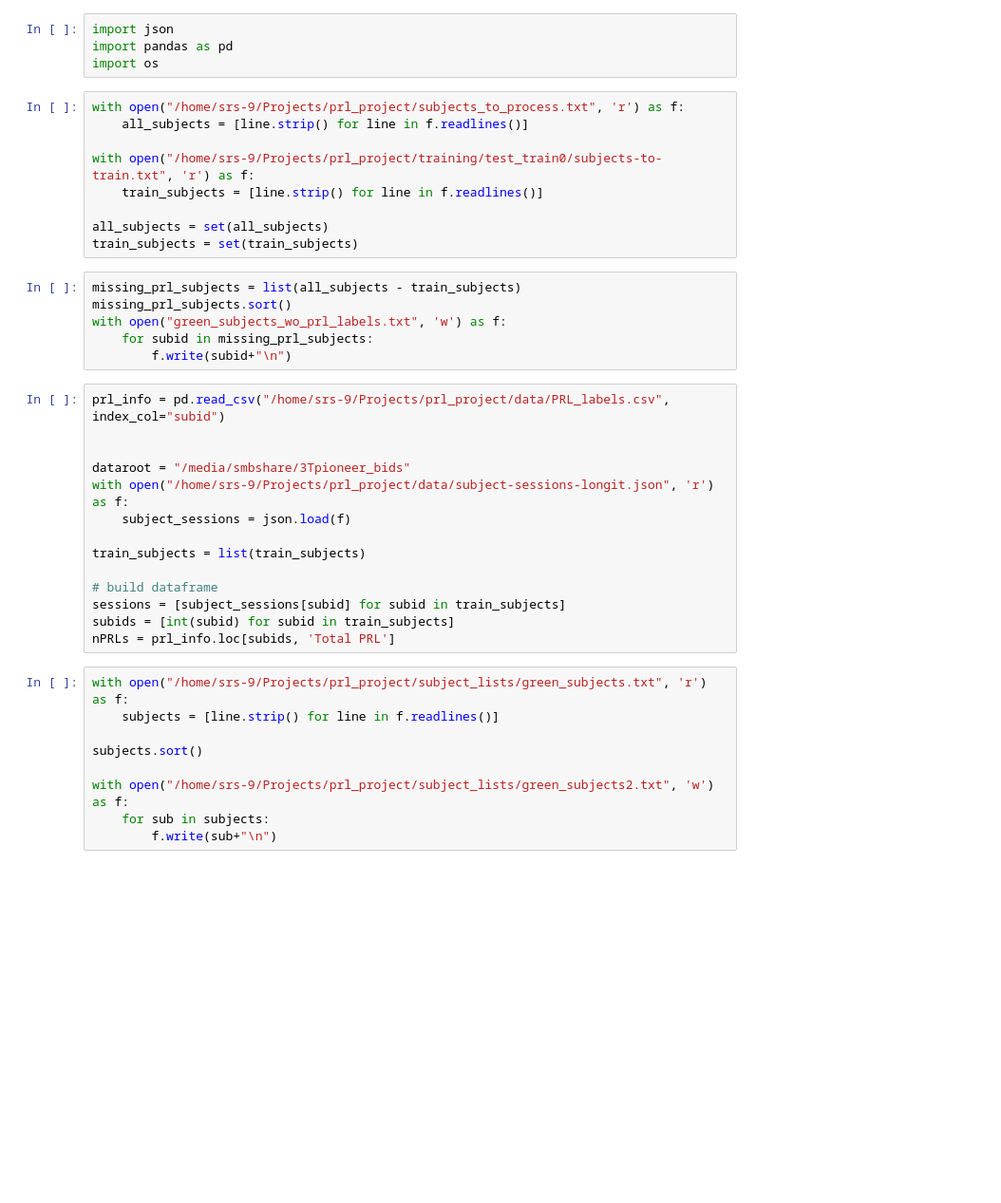
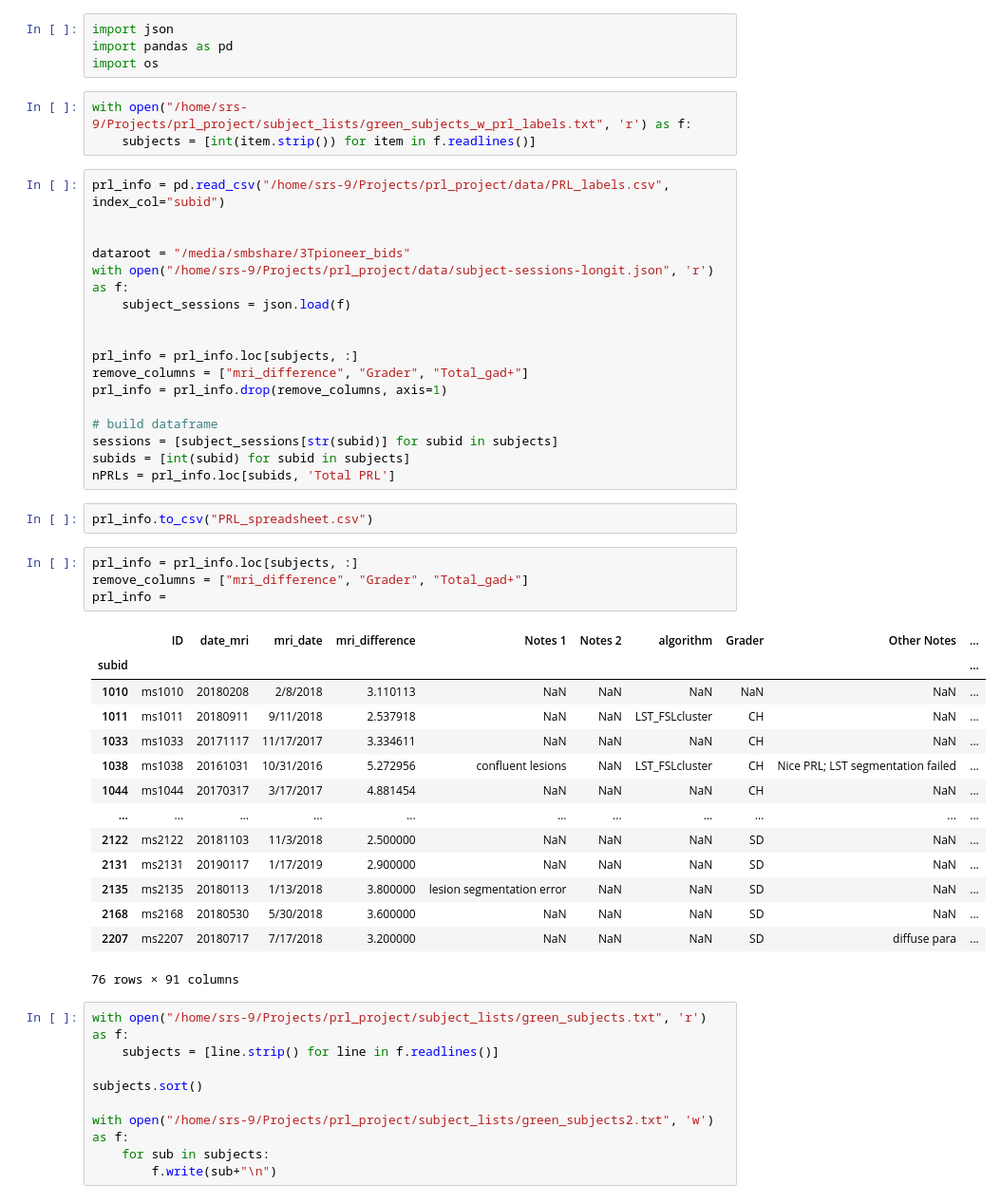
Before and after one commit to srs328/prl_project, a Jupyter notebook: scratch.ipynb, the cells around one changed output. Shown at 95% size. Drawn from its saved outputs; the diff is of its cells as text; blank space fills up the shorter version.

```diff
--- a/scratch.ipynb
+++ b/scratch.ipynb
@@ -2,21 +2,9 @@
 import json
 import pandas as pd
 import os
-# %%
-with open("/home/srs-9/Projects/prl_project/subjects_to_process.txt", 'r') as f:
-    all_subjects = [line.strip() for line in f.readlines()]
-
-with open("/home/srs-9/Projects/prl_project/training/test_train0/subjects-to-train.txt", 'r') as f:
-    train_subjects = [line.strip() for line in f.readlines()]
-
-all_subjects = set(all_subjects)
-train_subjects = set(train_subjects)
-# %%
-missing_prl_subjects = list(all_subjects - train_subjects)
-missing_prl_subjects.sort()
-with open("green_subjects_wo_prl_labels.txt", 'w') as f:
-    for subid in missing_prl_subjects:
-        f.write(subid+"\n")
+# %%
+with open("/home/srs-9/Projects/prl_project/subject_lists/green_subjects_w_prl_labels.txt", 'r') as f:
+    subjects = [int(item.strip()) for item in f.readlines()]
 # %%
 prl_info = pd.read_csv("/home/srs-9/Projects/prl_project/data/PRL_labels.csv", index_col="subid")
 
@@ -25,12 +13,36 @@ dataroot = "/media/smbshare/3Tpioneer_bids"
 with open("/home/srs-9/Projects/prl_project/data/subject-sessions-longit.json", 'r') as f:
     subject_sessions = json.load(f)
 
-train_subjects = list(train_subjects)
+
+prl_info = prl_info.loc[subjects, :]
+remove_columns = ["mri_difference", "Grader", "Total_gad+"]
+prl_info = prl_info.drop(remove_columns, axis=1)
 
 # build dataframe
-sessions = [subject_sessions[subid] for subid in train_subjects]
-subids = [int(subid) for subid in train_subjects]
+sessions = [subject_sessions[str(subid)] for subid in subjects]
+subids = [int(subid) for subid in subjects]
 nPRLs = prl_info.loc[subids, 'Total PRL']
+# %%
+prl_info.to_csv("PRL_spreadsheet.csv")
+# %%
+prl_info = prl_info.loc[subjects, :]
+remove_columns = ["mri_difference", "Grader", "Total_gad+"]
+prl_info =
+# %% [output]
+|  | ID | date_mri | mri_date | mri_difference | Notes 1 | Notes 2 | algorithm | Grader | Other Notes | ... |
+| subid |  |  |  |  |  |  |  |  |  | ... |
+| 1010 | ms1010 | 20180208 | 2/8/2018 | 3.110113 | NaN | NaN | NaN | NaN | NaN | ... |
+| 1011 | ms1011 | 20180911 | 9/11/2018 | 2.537918 | NaN | NaN | LST_FSLcluster | CH | NaN | ... |
+| 1033 | ms1033 | 20171117 | 11/17/2017 | 3.334611 | NaN | NaN | NaN | CH | NaN | ... |
+| 1038 | ms1038 | 20161031 | 10/31/2016 | 5.272956 | confluent lesions | NaN | LST_FSLcluster | CH | Nice PRL; LST segmentation failed | ... |
+| 1044 | ms1044 | 20170317 | 3/17/2017 | 4.881454 | NaN | NaN | NaN | CH | NaN | ... |
+| ... | ... | ... | ... | ... | ... | ... | ... | ... | ... | ... |
+| 2122 | ms2122 | 20181103 | 11/3/2018 | 2.500000 | NaN | NaN | NaN | SD | NaN | ... |
+| 2131 | ms2131 | 20190117 | 1/17/2019 | 2.900000 | NaN | NaN | NaN | SD | NaN | ... |
+| 2135 | ms2135 | 20180113 | 1/13/2018 | 3.800000 | lesion segmentation error | NaN | NaN | SD | NaN | ... |
+| 2168 | ms2168 | 20180530 | 5/30/2018 | 3.600000 | NaN | NaN | NaN | SD | NaN | ... |
+| 2207 | ms2207 | 20180717 | 7/17/2018 | 3.200000 | NaN | NaN | NaN | SD | diffuse para | ... |
+76 rows × 91 columns
 # %%
 with open("/home/srs-9/Projects/prl_project/subject_lists/green_subjects.txt", 'r') as f:
     subjects = [line.strip() for line in f.readlines()]
```
Also changed, not shown: 11 other files.
